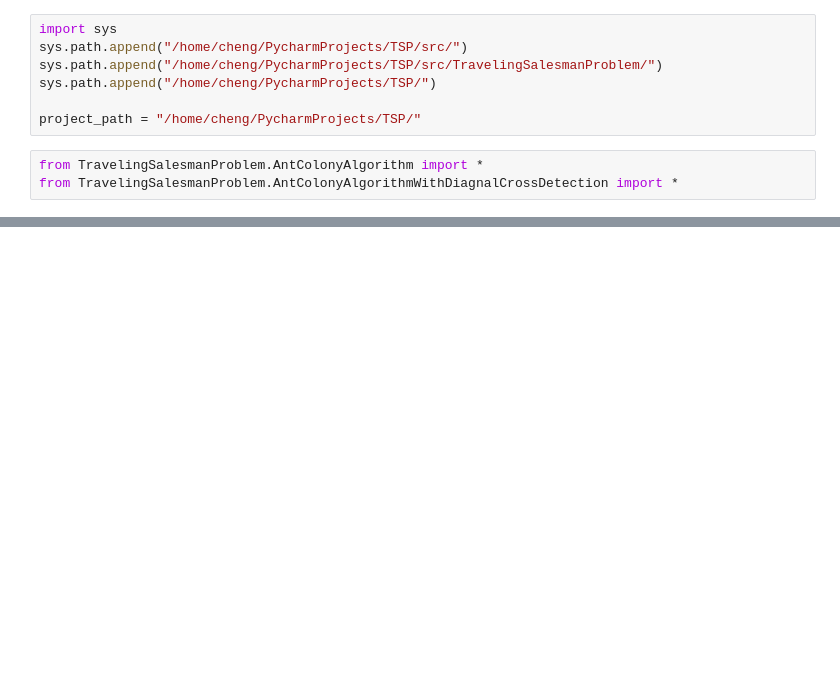
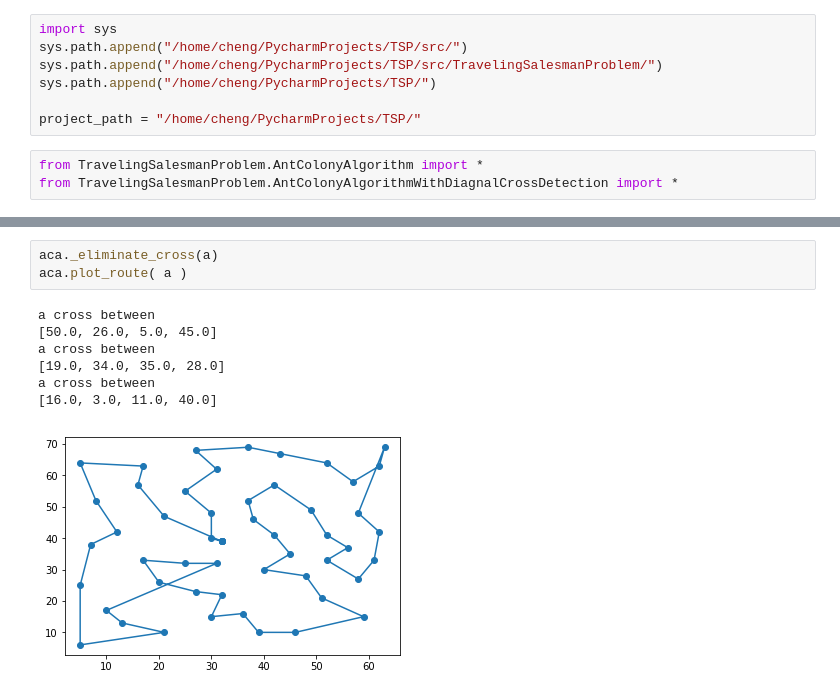
Before and after one commit to 2016cxg/MinMax-MTSP-based-on-limited-cities-ACO-and-cross-avoidance, a Jupyter notebook: src/test.ipynb, the cells around one changed output, grey strips where cells are left out. Drawn from its saved outputs; the diff is of its cells as text; blank space fills up the shorter version.

```diff
--- a/src/test.ipynb
+++ b/src/test.ipynb
@@ -38,0 +114,11 @@ a = np.array([ 1, 2 , 3])
+# %%
+aca._eliminate_cross(a)
+aca.plot_route( a )
+# %% [output]
+a cross between
+[50.0, 26.0, 5.0, 45.0]
+a cross between
+[19.0, 34.0, 35.0, 28.0]
+a cross between
+[16.0, 3.0, 11.0, 40.0]
+[figure, added]
```
Also changed, not shown: parts of 9 cells of this notebook.
